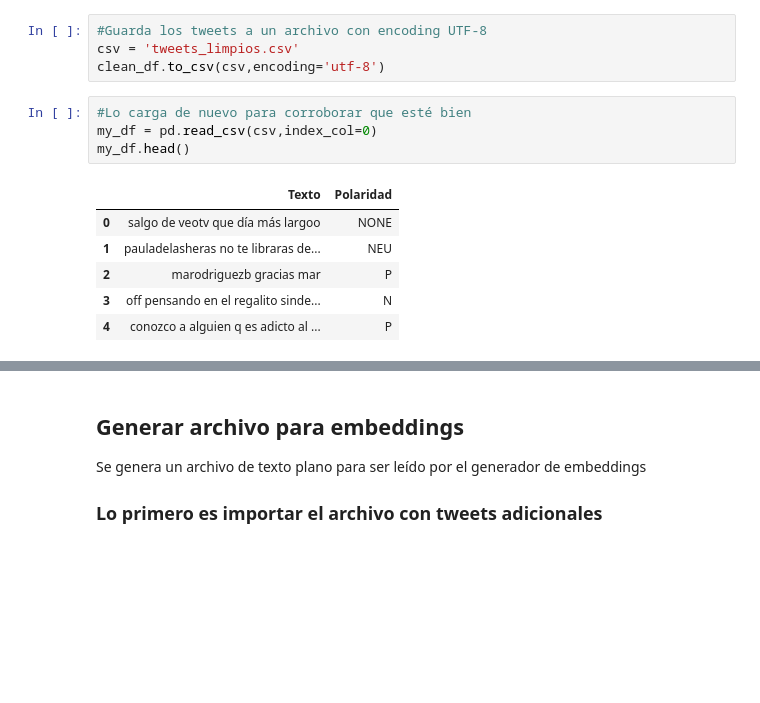
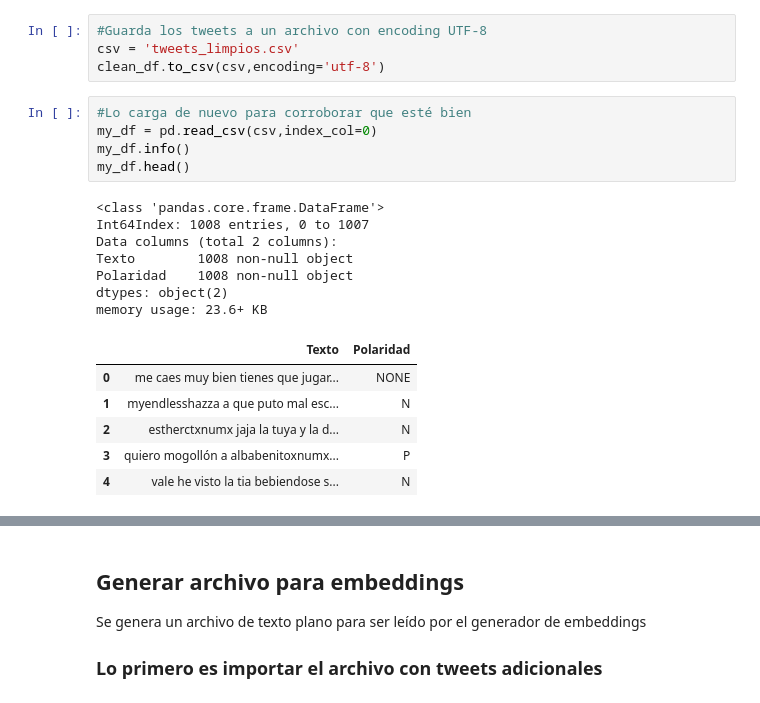
Before and after one commit to spartanjoax/SentimientosProfundos, a Jupyter notebook: Preprocesamiento.ipynb, the cells around one changed output, grey strips where cells are left out. Saved outputs shown, nothing was run; the diff lists cells and outputs as text; blank space fills up the shorter version.

```diff
--- a/Preprocesamiento.ipynb
+++ b/Preprocesamiento.ipynb
@@ -151,11 +161,19 @@ clean_df.to_csv(csv,encoding='utf-8')
 # %%
 #Lo carga de nuevo para corroborar que esté bien
 my_df = pd.read_csv(csv,index_col=0)
+my_df.info()
 my_df.head()
 # %% [output]
+<class 'pandas.core.frame.DataFrame'>
+Int64Index: 1008 entries, 0 to 1007
+Data columns (total 2 columns):
+Texto        1008 non-null object
+Polaridad    1008 non-null object
+dtypes: object(2)
+memory usage: 23.6+ KB
 |  | Texto | Polaridad |
-| 0 | salgo de veotv que día más largoo | NONE |
-| 1 | pauladelasheras no te libraras de... | NEU |
-| 2 | marodriguezb gracias mar | P |
-| 3 | off pensando en el regalito sinde... | N |
-| 4 | conozco a alguien q es adicto al ... | P |
+| 0 | me caes muy bien tienes que jugar... | NONE |
+| 1 | myendlesshazza a que puto mal esc... | N |
+| 2 | estherctxnumx jaja la tuya y la d... | N |
+| 3 | quiero mogollón a albabenitoxnumx... | P |
+| 4 | vale he visto la tia bebiendose s... | N |
```
Also changed, not shown: parts of 14 cells of this notebook, 5 other files.
